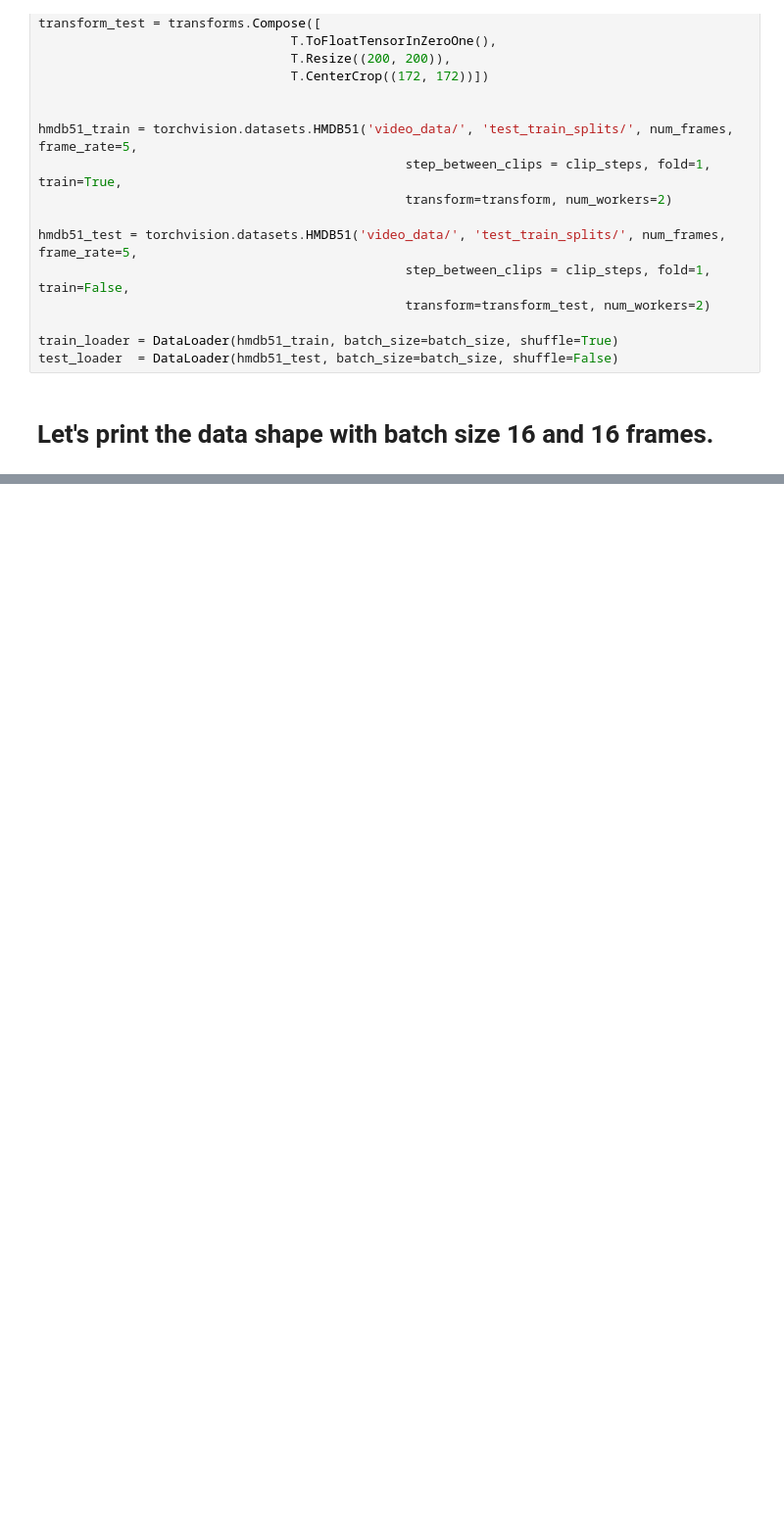
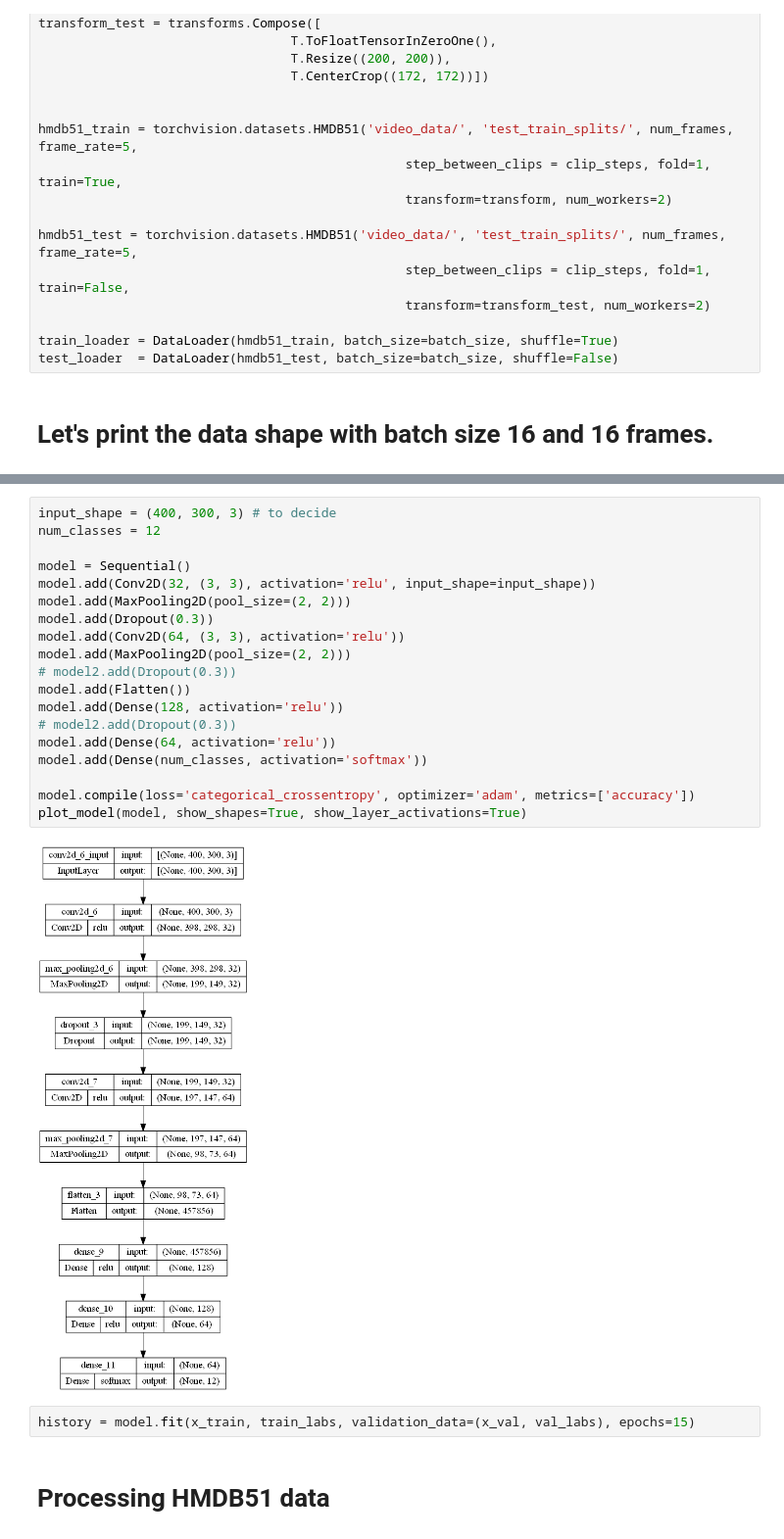
Before and after one commit to leonardocarboni/cv-carboni-bais, a Jupyter notebook: assignment5/Assignment5.ipynb, the cells around one changed output, grey strips where cells are left out. Shown: that part at 98% size. Saved outputs shown, nothing was run; the diff lists cells and outputs as text; blank space fills up the shorter version.

```diff
--- a/assignment5/Assignment5.ipynb
+++ b/assignment5/Assignment5.ipynb
@@ -164,0 +197,25 @@ tensor([11,  8,  9,  8,  4,  8,  1,  6,  4,  8,  4,  9,  4,  8,  1,  4])
+# %%
+input_shape = (400, 300, 3) # to decide
+num_classes = 12
+
+model = Sequential()
+model.add(Conv2D(32, (3, 3), activation='relu', input_shape=input_shape))
+model.add(MaxPooling2D(pool_size=(2, 2)))
+model.add(Dropout(0.3))
+model.add(Conv2D(64, (3, 3), activation='relu'))
+model.add(MaxPooling2D(pool_size=(2, 2)))
+# model2.add(Dropout(0.3))
+model.add(Flatten())
+model.add(Dense(128, activation='relu'))
+# model2.add(Dropout(0.3))
+model.add(Dense(64, activation='relu'))
+model.add(Dense(num_classes, activation='softmax'))
+
+model.compile(loss='categorical_crossentropy', optimizer='adam', metrics=['accuracy'])
+plot_model(model, show_shapes=True, show_layer_activations=True)
+# %% [output]
+[figure, added]
+# %%
+history = model.fit(x_train, train_labs, validation_data=(x_val, val_labs), epochs=15)
+# %% [markdown]
+# Processing HMDB51 data
```
Also changed, not shown: parts of 15 cells of this notebook.
